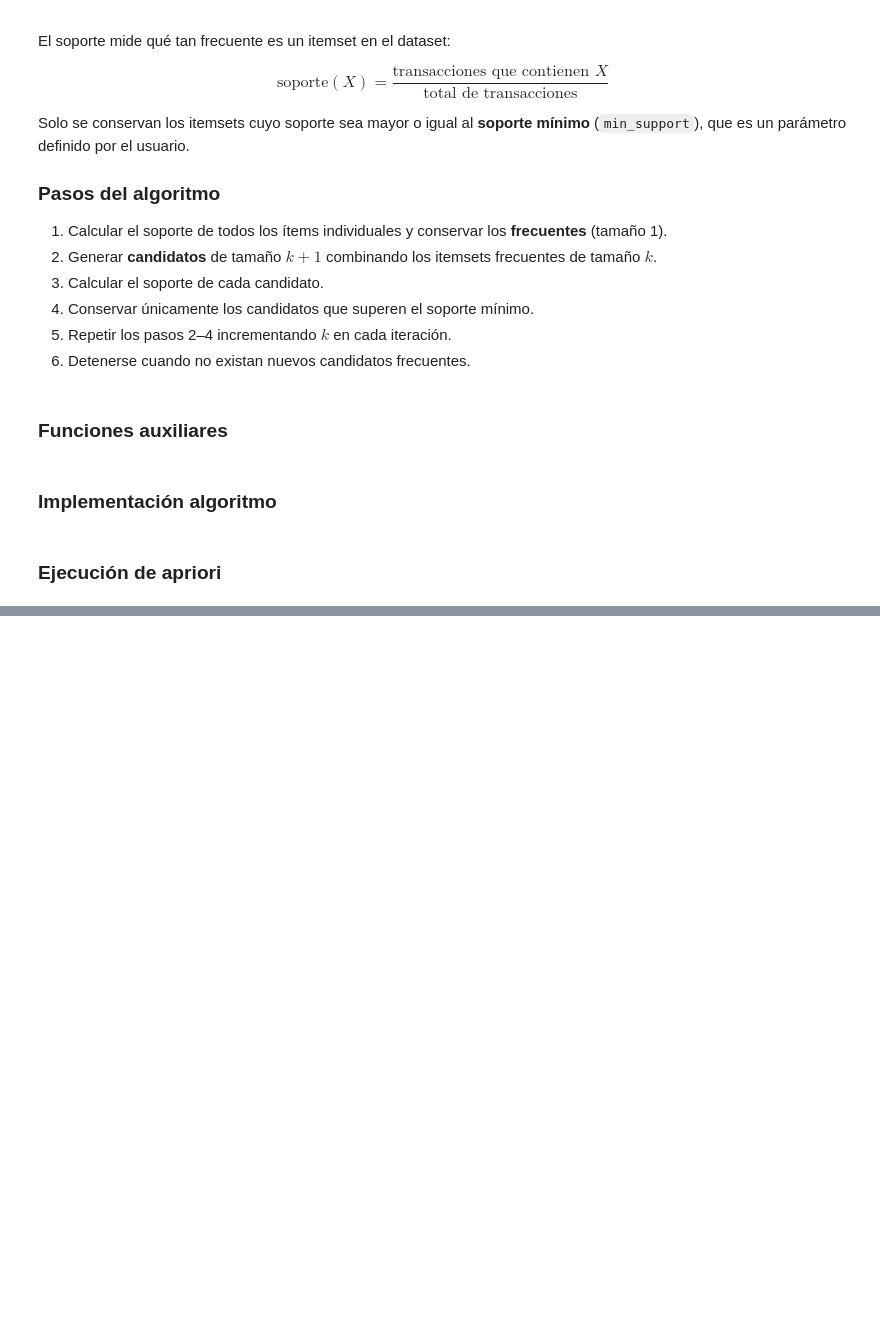
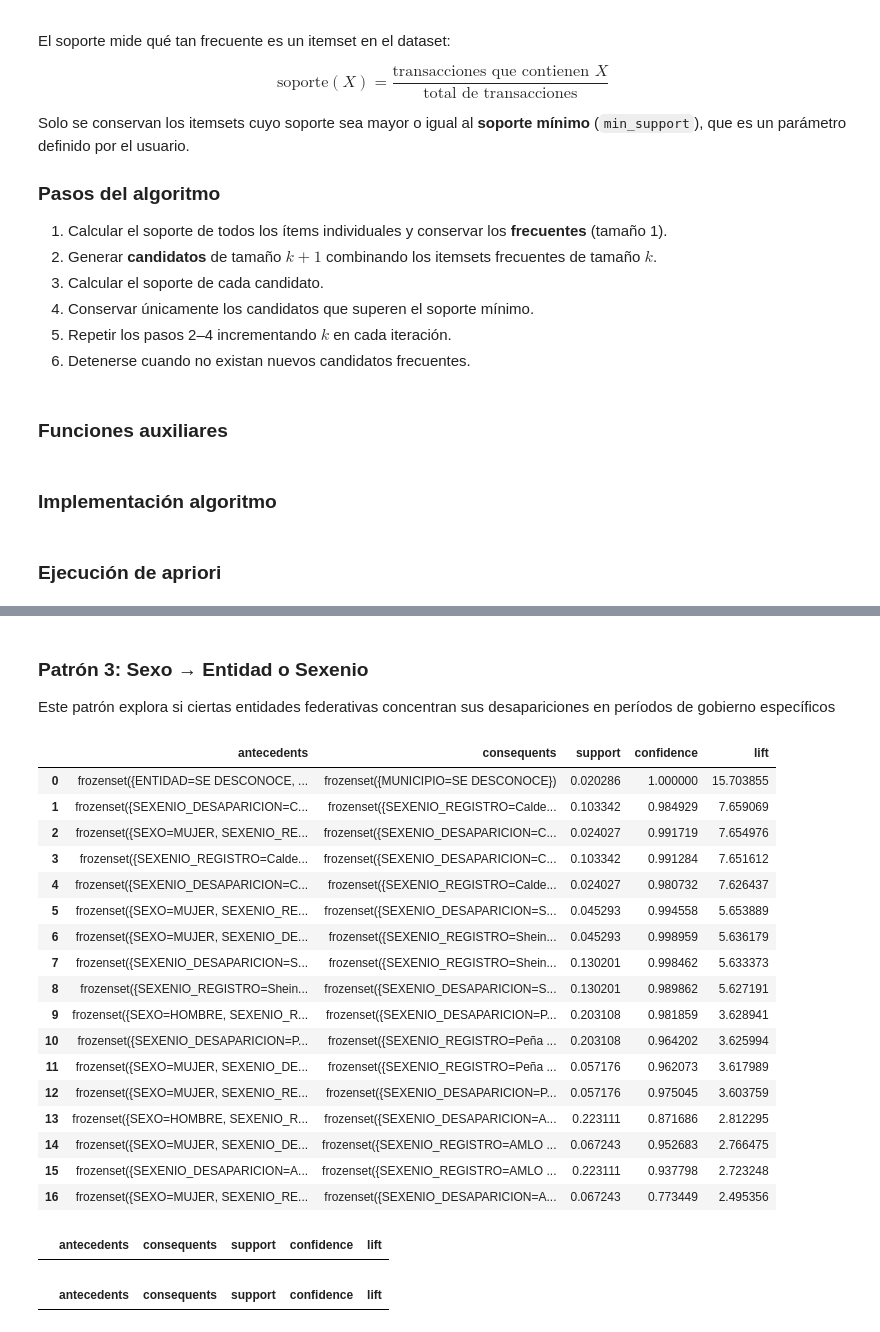
Before and after one commit to steve-quezada/Tareas_Almacenes-y-Mineria-de-Datos, a Jupyter notebook: Tarea03/Tarea 3.ipynb, the cells around one changed output, grey strips where cells are left out. Drawn from its saved outputs; the diff is of its cells as text; code cells hidden in the pictures; blank space fills up the shorter version.

```diff
--- a/Tarea03/Tarea 3.ipynb
+++ b/Tarea03/Tarea 3.ipynb
@@ -826,0 +1113,50 @@ desapariciones durante ciertos períodos administrativos.
+# %% [markdown]
+### Patrón 3: Sexo → Entidad o Sexenio
+Este patrón explora si ciertas entidades federativas concentran sus desapariciones
+en períodos de gobierno específicos
+# %%
+# Patrón 3: Sexo → Entidad o Sexenio
+filtrar_reglas(
+    reglas_mlxtend,
+    contiene_antecedente="SEXO",
+    min_lift=1.2
+)
+# %% [output]
+|  | antecedents | consequents | support | confidence | lift |
+| 0 | frozenset({ENTIDAD=SE DESCONOCE, ... | frozenset({MUNICIPIO=SE DESCONOCE}) | 0.020286 | 1.000000 | 15.703855 |
+| 1 | frozenset({SEXENIO_DESAPARICION=C... | frozenset({SEXENIO_REGISTRO=Calde... | 0.103342 | 0.984929 | 7.659069 |
+| 2 | frozenset({SEXO=MUJER, SEXENIO_RE... | frozenset({SEXENIO_DESAPARICION=C... | 0.024027 | 0.991719 | 7.654976 |
+| 3 | frozenset({SEXENIO_REGISTRO=Calde... | frozenset({SEXENIO_DESAPARICION=C... | 0.103342 | 0.991284 | 7.651612 |
+| 4 | frozenset({SEXENIO_DESAPARICION=C... | frozenset({SEXENIO_REGISTRO=Calde... | 0.024027 | 0.980732 | 7.626437 |
+| 5 | frozenset({SEXO=MUJER, SEXENIO_RE... | frozenset({SEXENIO_DESAPARICION=S... | 0.045293 | 0.994558 | 5.653889 |
+| 6 | frozenset({SEXO=MUJER, SEXENIO_DE... | frozenset({SEXENIO_REGISTRO=Shein... | 0.045293 | 0.998959 | 5.636179 |
+| 7 | frozenset({SEXENIO_DESAPARICION=S... | frozenset({SEXENIO_REGISTRO=Shein... | 0.130201 | 0.998462 | 5.633373 |
+| 8 | frozenset({SEXENIO_REGISTRO=Shein... | frozenset({SEXENIO_DESAPARICION=S... | 0.130201 | 0.989862 | 5.627191 |
+| 9 | frozenset({SEXO=HOMBRE, SEXENIO_R... | frozenset({SEXENIO_DESAPARICION=P... | 0.203108 | 0.981859 | 3.628941 |
+| 10 | frozenset({SEXENIO_DESAPARICION=P... | frozenset({SEXENIO_REGISTRO=Peña ... | 0.203108 | 0.964202 | 3.625994 |
+| 11 | frozenset({SEXO=MUJER, SEXENIO_DE... | frozenset({SEXENIO_REGISTRO=Peña ... | 0.057176 | 0.962073 | 3.617989 |
+| 12 | frozenset({SEXO=MUJER, SEXENIO_RE... | frozenset({SEXENIO_DESAPARICION=P... | 0.057176 | 0.975045 | 3.603759 |
+| 13 | frozenset({SEXO=HOMBRE, SEXENIO_R... | frozenset({SEXENIO_DESAPARICION=A... | 0.223111 | 0.871686 | 2.812295 |
+| 14 | frozenset({SEXO=MUJER, SEXENIO_DE... | frozenset({SEXENIO_REGISTRO=AMLO ... | 0.067243 | 0.952683 | 2.766475 |
+| 15 | frozenset({SEXENIO_DESAPARICION=A... | frozenset({SEXENIO_REGISTRO=AMLO ... | 0.223111 | 0.937798 | 2.723248 |
+| 16 | frozenset({SEXO=MUJER, SEXENIO_RE... | frozenset({SEXENIO_DESAPARICION=A... | 0.067243 | 0.773449 | 2.495356 |
+# %%
+# ¿Hay asociación directa entre SEXO y ENTIDAD?
+filtrar_reglas(
+    reglas_mlxtend,
+    contiene_antecedente="SEXO",
+    contiene_consecuente="ENTIDAD",
+    min_lift=1.2
+)
+# %% [output]
+|  | antecedents | consequents | support | confidence | lift |
+# %%
+# ¿Hay asociación directa entre SEXO y GRUPO_EDAD?
+filtrar_reglas(
+    reglas_mlxtend,
+    contiene_antecedente="SEXO",
+    contiene_consecuente="GRUPO_EDAD",
+    min_lift=1.2
+)
+# %% [output]
+|  | antecedents | consequents | support | confidence | lift |
```
Also changed, not shown: parts of 49 cells of this notebook.
